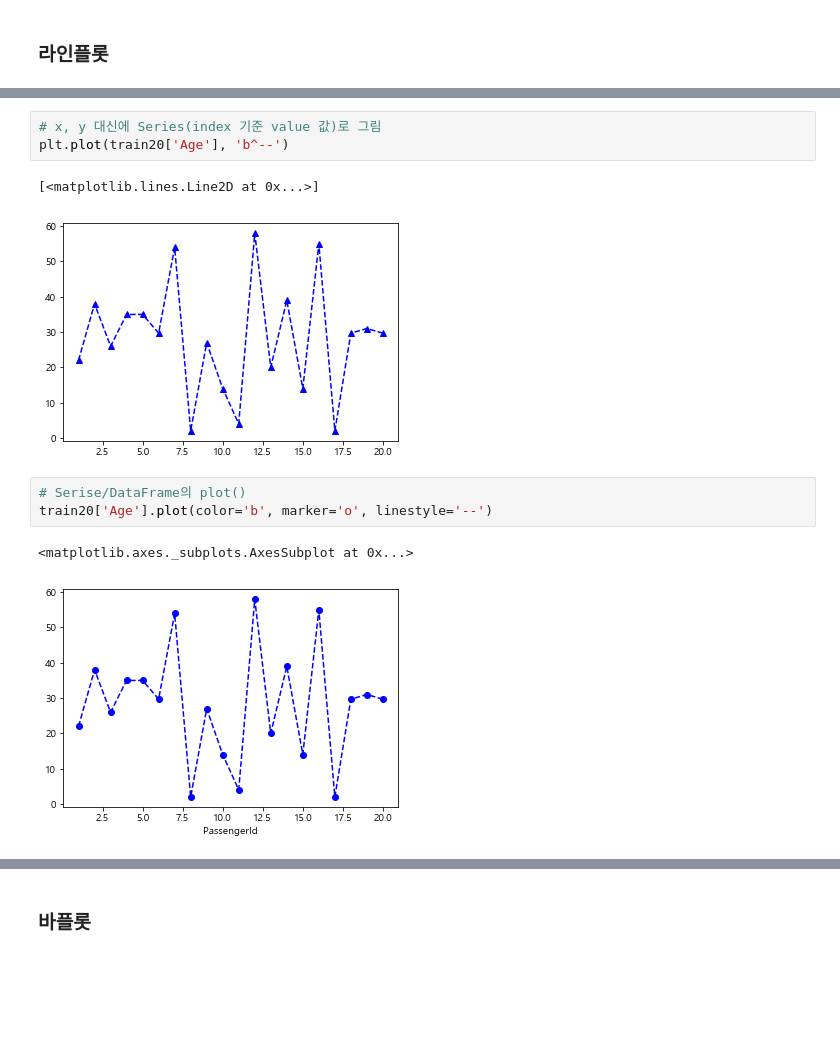
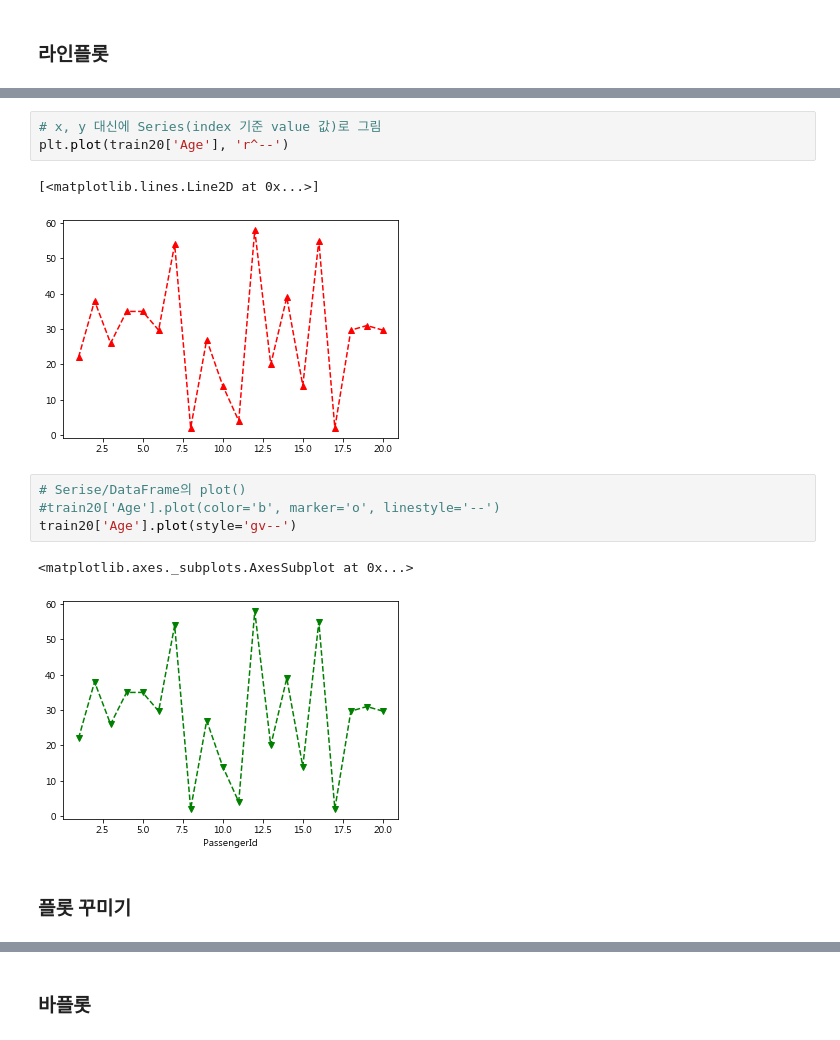
Before and after one commit to kinonia/python-note, a Jupyter notebook: 21.visualization-demo.ipynb, the cells around one changed output, grey strips where cells are left out. Drawn from its saved outputs; the diff is of its cells as text; blank space fills up the shorter version.

```diff
--- a/21.visualization-demo.ipynb
+++ b/21.visualization-demo.ipynb
@@ -44,12 +47,15 @@ plt.plot(train20.index, train20['Age'], 'bo--')
 # %%
 # x, y 대신에 Series(index 기준 value 값)로 그림
-plt.plot(train20['Age'], 'b^--')
+plt.plot(train20['Age'], 'r^--')
 # %% [output]
 [<matplotlib.lines.Line2D at 0x...>]
-[figure, old version]
+[figure, new version]
 # %%
 # Serise/DataFrame의 plot()
-train20['Age'].plot(color='b', marker='o', linestyle='--')
+#train20['Age'].plot(color='b', marker='o', linestyle='--')
+train20['Age'].plot(style='gv--')
 # %% [output]
 <matplotlib.axes._subplots.AxesSubplot at 0x...>
-[figure, old version]
+[figure, new version]
+# %% [markdown]
+### 플롯 꾸미기
```
Also changed, not shown: parts of 20 cells of this notebook, 2 other files.
